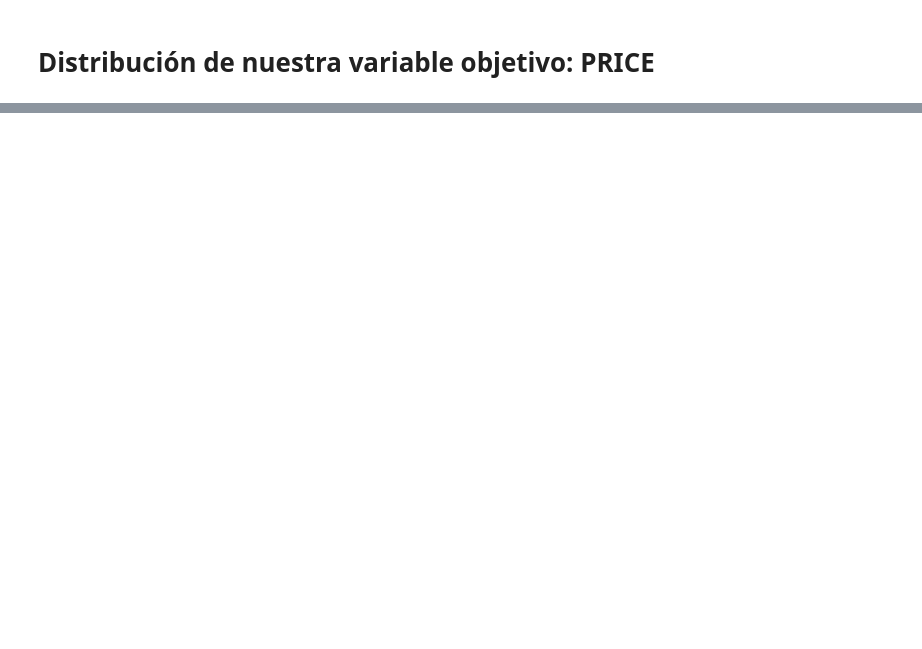
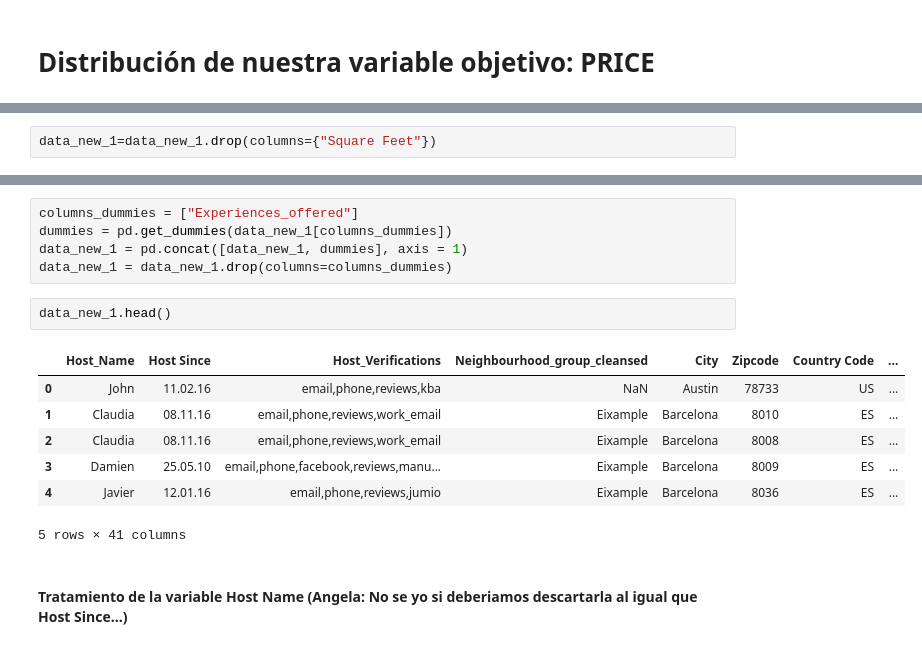
Before and after one commit to angelaescolar/Practica_Final_ML, a Jupyter notebook: Practica_Final.ipynb, the cells around one changed output, grey strips where cells are left out. Saved outputs shown, nothing was run; the diff lists cells and outputs as text; blank space fills up the shorter version.

```diff
--- a/Practica_Final.ipynb
+++ b/Practica_Final.ipynb
@@ -383,0 +400,2 @@ print()
+# %%
+data_new_1=data_new_1.drop(columns={"Square Feet"})
@@ -383,0 +413,17 @@ print()
+# %%
+columns_dummies = ["Experiences_offered"]
+dummies = pd.get_dummies(data_new_1[columns_dummies])
+data_new_1 = pd.concat([data_new_1, dummies], axis = 1)
+data_new_1 = data_new_1.drop(columns=columns_dummies)
+# %%
+data_new_1.head()
+# %% [output]
+|  | Host_Name | Host Since | Host_Verifications | Neighbourhood_group_cleansed | City | Zipcode | Country Code | ... |
+| 0 | John | 11.02.16 | email,phone,reviews,kba | NaN | Austin | 78733 | US | ... |
+| 1 | Claudia | 08.11.16 | email,phone,reviews,work_email | Eixample | Barcelona | 8010 | ES | ... |
+| 2 | Claudia | 08.11.16 | email,phone,reviews,work_email | Eixample | Barcelona | 8008 | ES | ... |
+| 3 | Damien | 25.05.10 | email,phone,facebook,reviews,manu... | Eixample | Barcelona | 8009 | ES | ... |
+| 4 | Javier | 12.01.16 | email,phone,reviews,jumio | Eixample | Barcelona | 8036 | ES | ... |
+5 rows × 41 columns
+# %% [markdown]
+#### Tratamiento de la variable Host Name (Angela: No se yo si deberiamos descartarla al igual que Host Since...)
```
Also changed, not shown: parts of 27 cells of this notebook.
